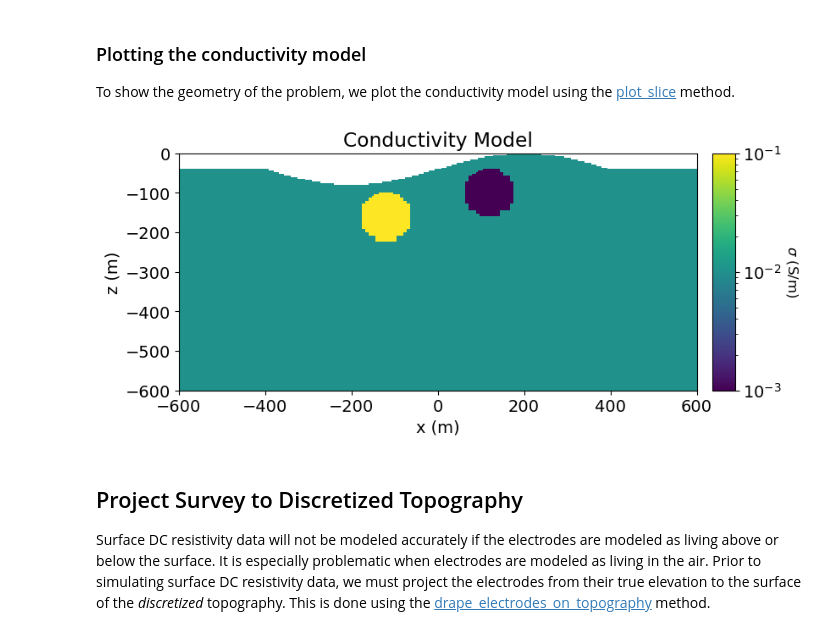
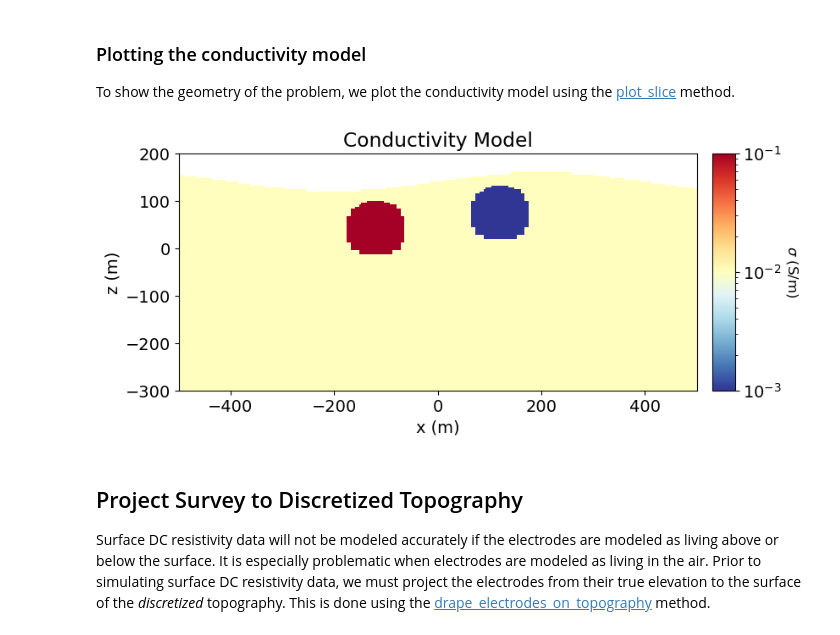
Before and after one commit to simpeg/user-tutorials, a Jupyter notebook: notebooks/05-dcr/fwd_dcr_2d.ipynb, the cells around one changed output. Drawn from its saved outputs; the diff is of its cells as text; code cells hidden in the pictures.

```diff
--- a/notebooks/05-dcr/fwd_dcr_2d.ipynb
+++ b/notebooks/05-dcr/fwd_dcr_2d.ipynb
@@ -85 +66,15 @@ topo_2d = np.c_[x_topo_2d, z_topo_2d]
+# %%
+# Along-line locations
+x_topo = np.linspace(-2000, 2000, 401)
+
+# Elevation as a function of along-line location
+T = 800.
+z_topo = 20. * np.sin(2 * np.pi * x_topo / T) + 140.
+z_topo[x_topo < -3*T/4] = 160.
+z_topo[x_topo > 3*T/4] = 120.
+z_topo += 50. * (1. + np.tanh(-3*(x_topo + 1200.)/T))
+z_topo -= 50. * (1. + np.tanh(3*(x_topo - 1200.)/T))
+
+# Define full 2D topography
+topo_2d = np.c_[x_topo, z_topo]
 # %%
@@ -249,10 +255,13 @@ dom_width_z = 2400.0  # domain width z
 nbcx = 2 ** int(np.round(np.log(dom_width_x / dh) / np.log(2.0)))  # num. base cells x
 nbcz = 2 ** int(np.round(np.log(dom_width_z / dh) / np.log(2.0)))  # num. base cells z
 
-# Define the base mesh
+# Define the base mesh with top at z = 0 m.
 hx = [(dh, nbcx)]
 hz = [(dh, nbcz)]
 mesh = TreeMesh([hx, hz], x0="CN")
+
+# Shift top to maximum topography
+mesh.origin = mesh.origin + np.r_[0., z_topo.max()]
 
 # Mesh refinement based on topography
 mesh.refine_surface(
@@ -319,12 +345,12 @@ resistor_conductivity = 1e-3
 conductivity_model = background_conductivity * np.ones(nP)
 
 ind_conductor = model_builder.get_indices_sphere(
-    np.r_[-120.0, -160.0], 60.0, mesh.cell_centers[ind_active, :]
+    np.r_[-120.0, 40.0], 60.0, mesh.cell_centers[ind_active, :]
 )
 conductivity_model[ind_conductor] = conductor_conductivity
 
 ind_resistor = model_builder.get_indices_sphere(
-    np.r_[120.0, -100.0], 60.0, mesh.cell_centers[ind_active, :]
+    np.r_[120.0, 72.0], 60.0, mesh.cell_centers[ind_active, :]
 )
 conductivity_model[ind_resistor] = resistor_conductivity
 
@@ -352,30 +378,31 @@ To show the geometry of the problem, we plot the conductivity model using the [p
 # %%
 fig = plt.figure(figsize=(9, 4))
 
 plotting_map = maps.InjectActiveCells(mesh, ind_active, np.nan)
 norm = LogNorm(vmin=1e-3, vmax=1e-1)
 
 ax1 = fig.add_axes([0.14, 0.17, 0.68, 0.7])
 mesh.plot_image(
     plotting_map * conductivity_model,
-    ax=ax1, grid=False,
-    pcolor_opts={"norm": norm, "cmap": mpl.cm.viridis}
+    ax=ax1,
+    grid=False,
+    pcolor_opts={"norm": norm, "cmap": mpl.cm.RdYlBu_r}
 )
-ax1.set_xlim(-600, 600)
-ax1.set_ylim(-600, 0)
+ax1.set_xlim(-500, 500)
+ax1.set_ylim(-300, 200)
 ax1.set_title("Conductivity Model")
 ax1.set_xlabel("x (m)")
 ax1.set_ylabel("z (m)")
 
 ax2 = fig.add_axes([0.84, 0.17, 0.03, 0.7])
 cbar = mpl.colorbar.ColorbarBase(
-    ax2, norm=norm, orientation="vertical", cmap=mpl.cm.viridis
+    ax2, norm=norm, orientation="vertical", cmap=mpl.cm.RdYlBu_r
 )
 cbar.set_label(r"$\sigma$ (S/m)", rotation=270, labelpad=15, size=12)
 
 plt.show()
 # %% [output]
-[figure, old version]
+[figure, new version]
 # %% [markdown]
 ## Project Survey to Discretized Topography
 
```
Also changed, not shown: parts of 19 cells of this notebook, 10 other files.
